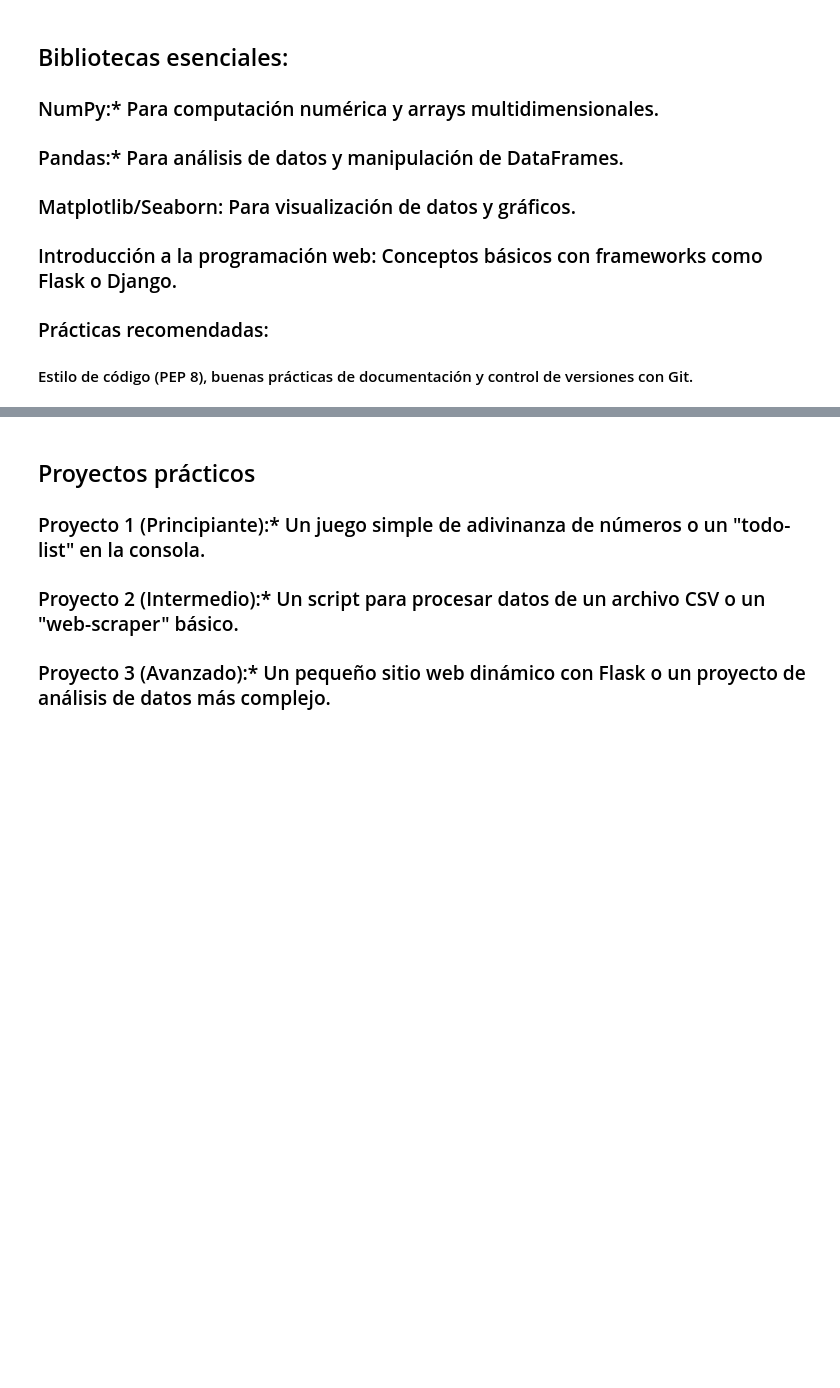
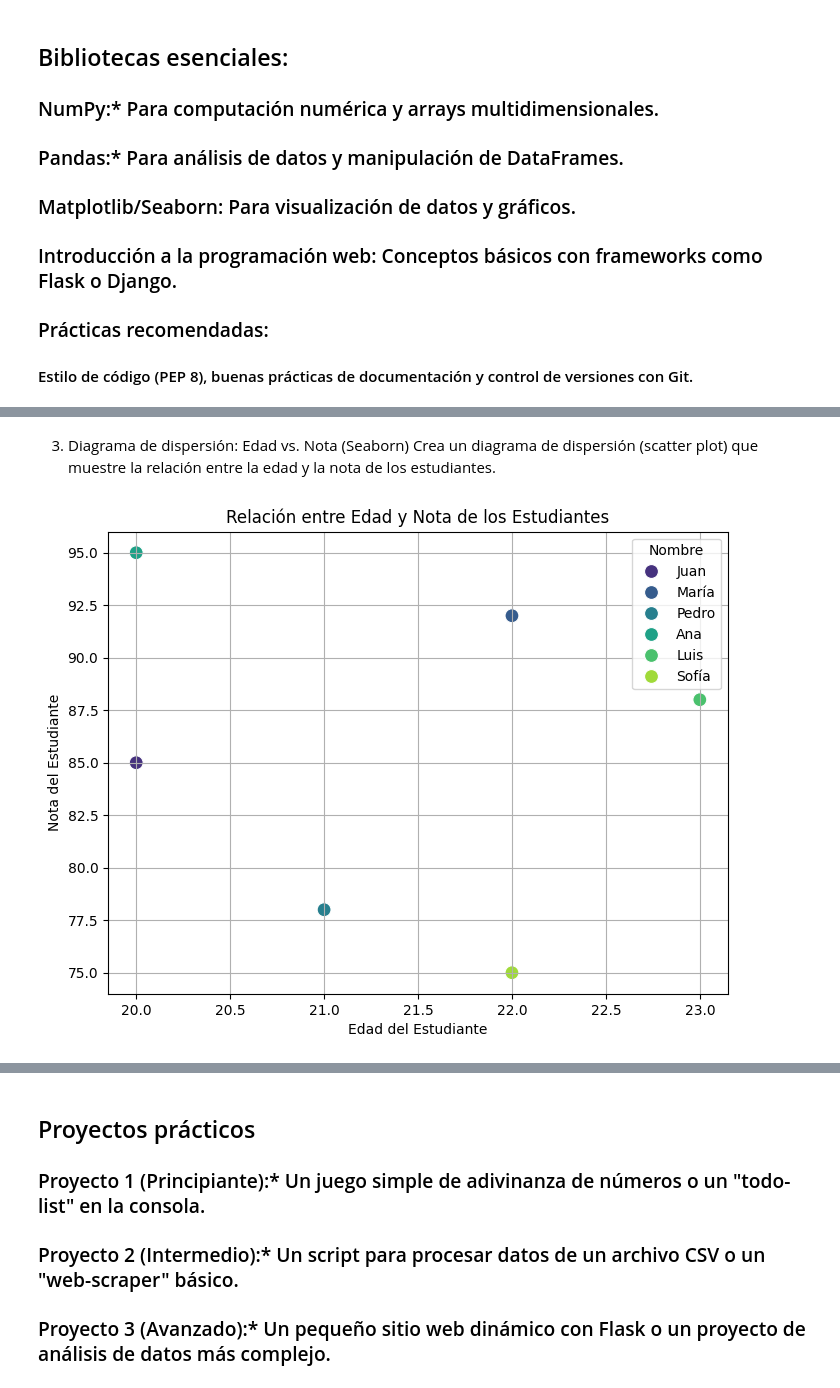
Before and after one commit to lismarcamacho/python-basico-ciencia-de-datos, a Jupyter notebook: Python_basico.ipynb, the cells around one changed output, grey strips where cells are left out. Drawn from its saved outputs; the diff is of its cells as text; code cells hidden in the pictures; blank space fills up the shorter version.

```diff
--- a/Python_basico.ipynb
+++ b/Python_basico.ipynb
@@ -383,0 +742,20 @@ print(productos_ordenados)
+# %% [markdown]
+3. Diagrama de dispersión: Edad vs. Nota (Seaborn)
+Crea un diagrama de dispersión (scatter plot) que muestre la relación entre la edad y la nota de los estudiantes.
+# %%
+plt.figure(figsize=(8, 6))
+
+# Escribe tu código para el diagrama de dispersión aquí
+# Usa sns.scatterplot() con los datos del DataFrame
+# Agrega un título
+
+# Muestra el gráfico
+
+sns.scatterplot(x='Edad', y='Nota', data=df, s=100, hue='Nombre', palette='viridis') # s es el tamaño de los puntos
+plt.title('Relación entre Edad y Nota de los Estudiantes')
+plt.xlabel('Edad del Estudiante')
+plt.ylabel('Nota del Estudiante')
+plt.grid(True) # Añade una cuadrícula
+plt.show()
+# %% [output]
+[figure, added]
```
Also changed, not shown: parts of 110 cells of this notebook.
